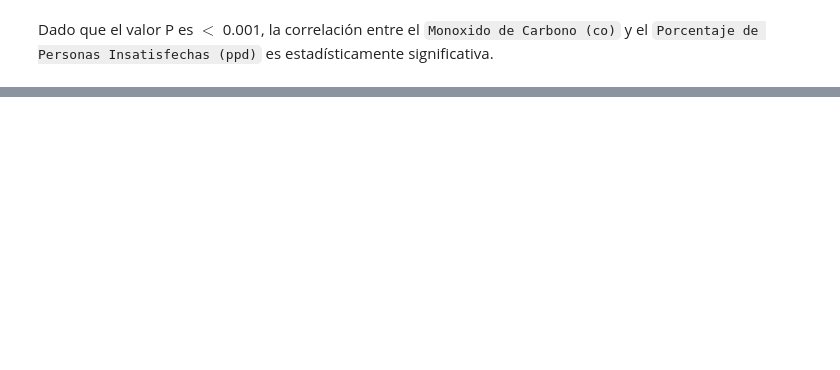
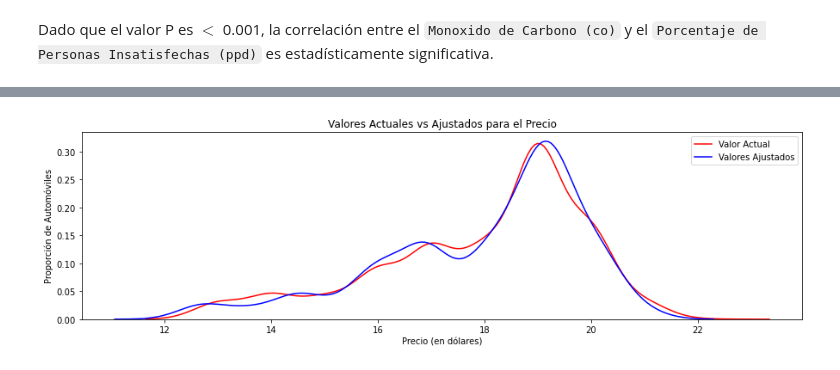
Before and after one commit to gaticavm9/Analisis-Datos-TPCD, a Jupyter notebook: main.ipynb, the cells around one changed output, grey strips where cells are left out. Drawn from its saved outputs; the diff is of its cells as text; code cells hidden in the pictures; blank space fills up the shorter version.

```diff
--- a/main.ipynb
+++ b/main.ipynb
@@ -154,0 +166,4 @@ Dado que el valor P es $<$ 0.001, la correlación entre el `Monoxido de Carbono
+# %%
+mascara = np.random.rand(len(df)) < 0.8
+entrena = df[mascara]
+prueba = df[~mascara]
@@ -154,0 +177,13 @@ Dado que el valor P es $<$ 0.001, la correlación entre el `Monoxido de Carbono
+# %%
+#Cargamos el modulo y creamos un objeto del tipo regresión lineal  LinearRegression()
+from sklearn.linear_model import LinearRegression
+lmm = LinearRegression()
+
+#Entrenar/Ajustar el modelo lineal utilizando las 2 variables mencionadas anteriormente.
+Z = entrena[['pmv', 'co']]
+lmm.fit(Z, entrena['ppd'])
+
+
+# Los coeficientes obtenidos
+print ('Coeficientes: ', lmm.coef_)
+print ('Intersección: ',lmm.intercept_)
@@ -154,0 +196,18 @@ Dado que el valor P es $<$ 0.001, la correlación entre el `Monoxido de Carbono
+# %%
+Y_hat = lm.predict(Z)
+# %%
+plt.figure(figsize=(15, 4))
+
+ax1 = sns.kdeplot(df['ppd'], color="r", label="Valor Actual")
+sns.kdeplot(Y_hat, color="b", label="Valores Ajustados" , ax=ax1)
+
+plt.title('Valores Actuales vs Ajustados para el Precio')
+plt.xlabel('Precio (en dólares)')
+plt.ylabel('Proporción de Automóviles')
+
+plt.legend(loc='upper right')
+
+plt.show()
+plt.close()
+# %% [output]
+[figure, added]
```
Also changed, not shown: parts of 9 cells of this notebook.
